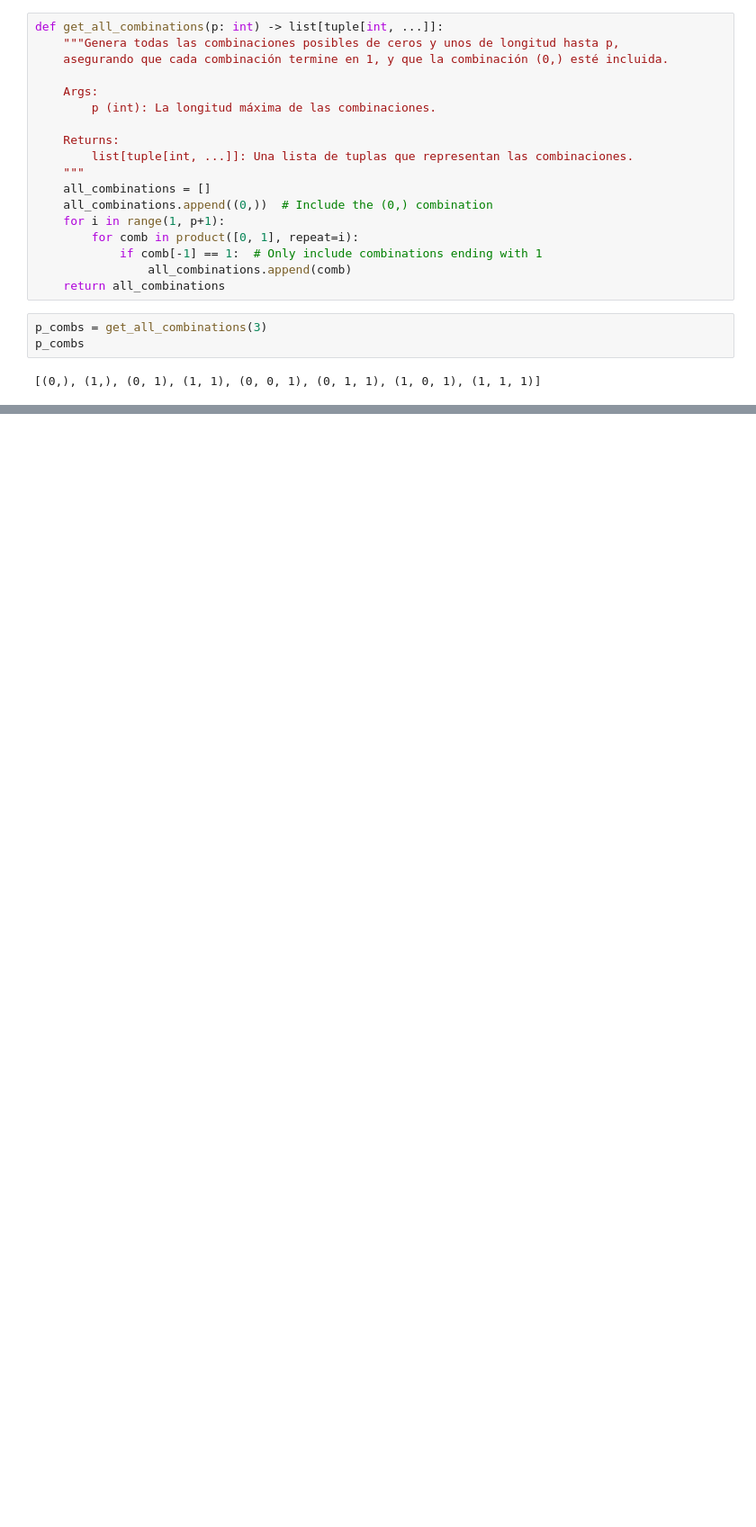
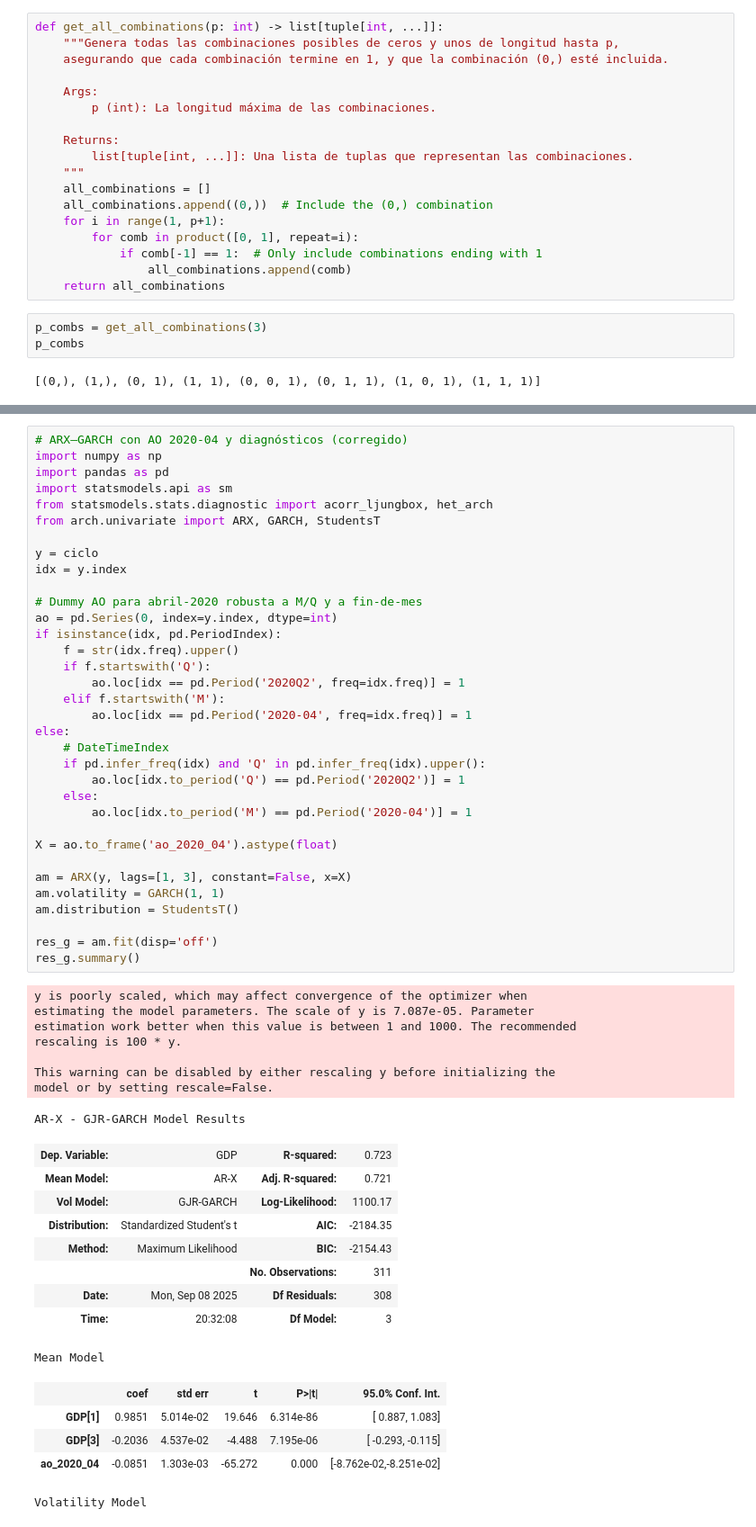
Before and after one commit to heritaco/Estimacion-de-Tendencia, a Jupyter notebook: notebooks/prerequisites/Filtros/Hodrick-Prescott/04 estimacion.ipynb, the cells around one changed output, grey strips where cells are left out. Shown: that part at 90% size. Cells and saved outputs as stored; diff of their text form; blank space fills up the shorter version.

Commit message:
pronto pronostico el ciclo

```diff
--- a/notebooks/prerequisites/Filtros/Hodrick-Prescott/04 estimacion.ipynb
+++ b/notebooks/prerequisites/Filtros/Hodrick-Prescott/04 estimacion.ipynb
@@ -492,0 +385,57 @@ Warnings:
+# %%
+# ARX–GARCH con AO 2020-04 y diagnósticos (corregido)
+import numpy as np
+import pandas as pd
+import statsmodels.api as sm
+from statsmodels.stats.diagnostic import acorr_ljungbox, het_arch
+from arch.univariate import ARX, GARCH, StudentsT
+
+y = ciclo
+idx = y.index
+
+# Dummy AO para abril-2020 robusta a M/Q y a fin-de-mes
+ao = pd.Series(0, index=y.index, dtype=int)
+if isinstance(idx, pd.PeriodIndex):
+    f = str(idx.freq).upper()
+    if f.startswith('Q'):
+        ao.loc[idx == pd.Period('2020Q2', freq=idx.freq)] = 1
+    elif f.startswith('M'):
+        ao.loc[idx == pd.Period('2020-04', freq=idx.freq)] = 1
+else:
+    # DateTimeIndex
+    if pd.infer_freq(idx) and 'Q' in pd.infer_freq(idx).upper():
+        ao.loc[idx.to_period('Q') == pd.Period('2020Q2')] = 1
+    else:
+        ao.loc[idx.to_period('M') == pd.Period('2020-04')] = 1
+
+X = ao.to_frame('ao_2020_04').astype(float)
+
+am = ARX(y, lags=[1, 3], constant=False, x=X)
+am.volatility = GARCH(1, 1)
+am.distribution = StudentsT()
+
+res_g = am.fit(disp='off')
+res_g.summary()
+# %% [output]
+y is poorly scaled, which may affect convergence of the optimizer when
+estimating the model parameters. The scale of y is 7.087e-05. Parameter
+estimation work better when this value is between 1 and 1000. The recommended
+rescaling is 100 * y.
+
+This warning can be disabled by either rescaling y before initializing the
+model or by setting rescale=False.
+AR-X - GJR-GARCH Model Results
+| Dep. Variable: | GDP | R-squared: | 0.723 |
+| Mean Model: | AR-X | Adj. R-squared: | 0.721 |
+| Vol Model: | GJR-GARCH | Log-Likelihood: | 1100.17 |
+| Distribution: | Standardized Student's t | AIC: | -2184.35 |
+| Method: | Maximum Likelihood | BIC: | -2154.43 |
+|  |  | No. Observations: | 311 |
+| Date: | Mon, Sep 08 2025 | Df Residuals: | 308 |
+| Time: | 20:32:08 | Df Model: | 3 |
+Mean Model
+|  | coef | std err | t | P>|t| | 95.0% Conf. Int. |
+| GDP[1] | 0.9851 | 5.014e-02 | 19.646 | 6.314e-86 | [ 0.887, 1.083] |
+| GDP[3] | -0.2036 | 4.537e-02 | -4.488 | 7.195e-06 | [ -0.293, -0.115] |
+| ao_2020_04 | -0.0851 | 1.303e-03 | -65.272 | 0.000 | [-8.762e-02,-8.251e-02] |
+Volatility Model
```
Also changed, not shown: parts of 39 cells of this notebook, 8 other files.
